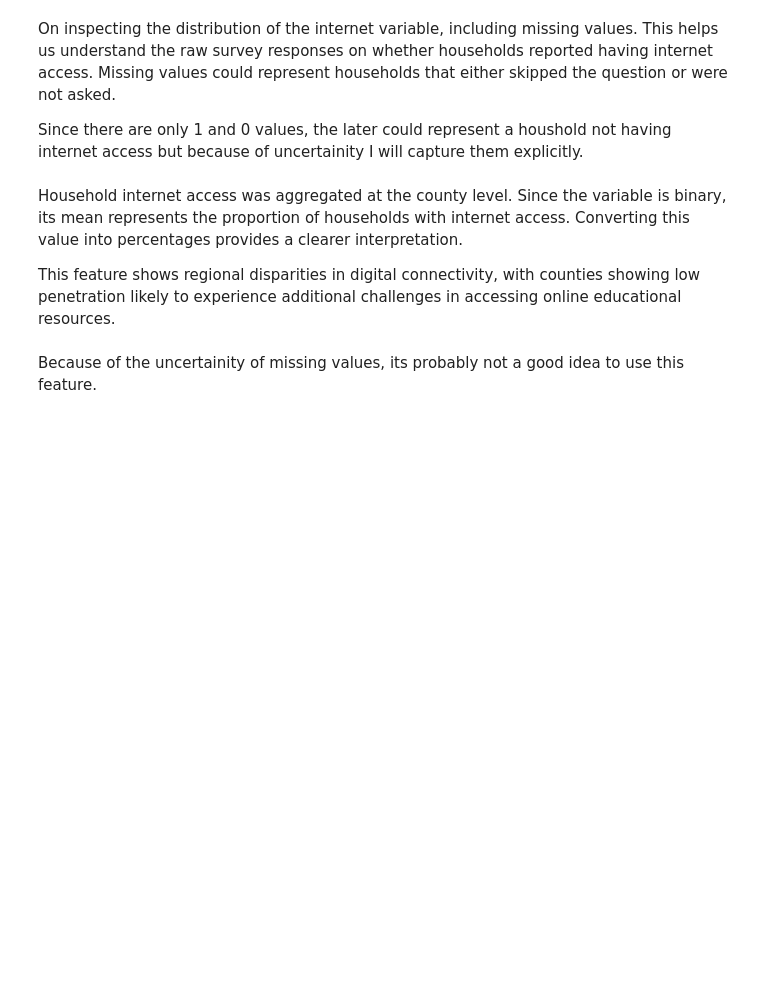
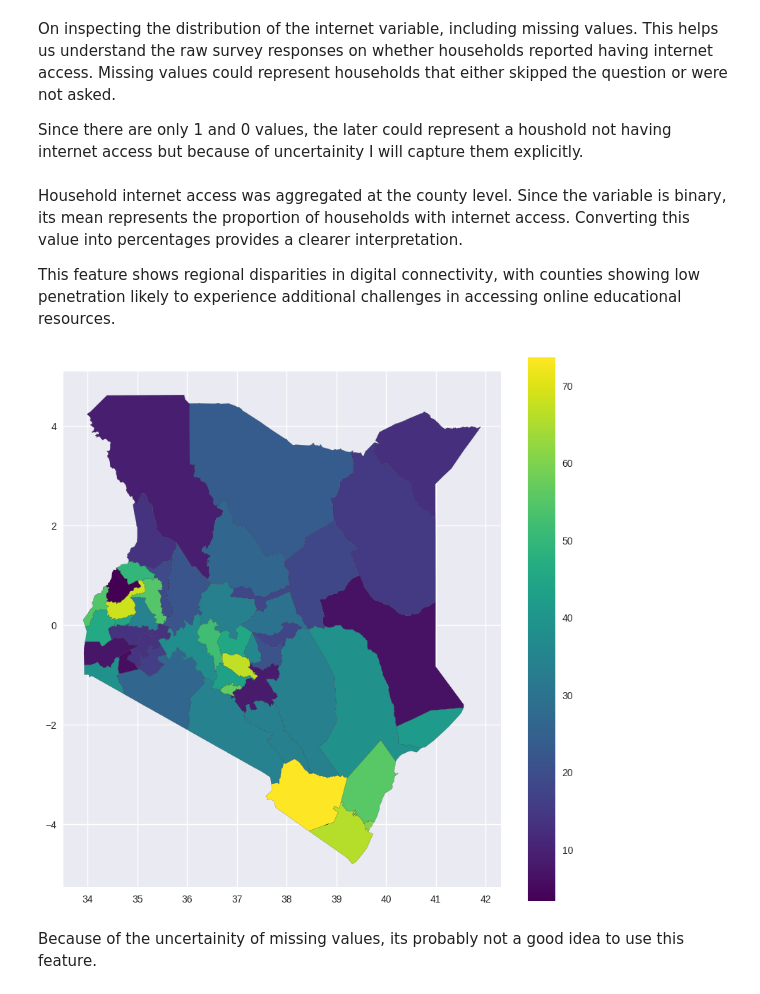
Before and after one commit to silprosa/fynesse_mlfc, a Jupyter notebook: notebooks/Education.ipynb, the cells around one changed output. Cells and saved outputs as stored; diff of their text form; code cells hidden in the pictures; blank space fills up the shorter version.

```diff
--- a/notebooks/Education.ipynb
+++ b/notebooks/Education.ipynb
@@ -330,7 +327,9 @@ Household internet access was aggregated at the county level. Since the variable
 county_pct_internet = (house.groupby("county", observed = False)["internet_clean"] .mean().reset_index(name="county_pct_internet"))
 county_pct_internet["county_pct_internet"] *= 100
 # %%
-#assess.plot_counties(relation_ids,county_pct_internet["county_pct_internet"])
+assess.plot_counties(relation_ids,county_pct_internet["county_pct_internet"])
+# %% [output]
+[figure, added]
 # %% [markdown]
 Because of the uncertainity of missing values, its probably not a good idea to use this feature.
 # %% [markdown]
```
Also changed, not shown: parts of 59 cells of this notebook.
